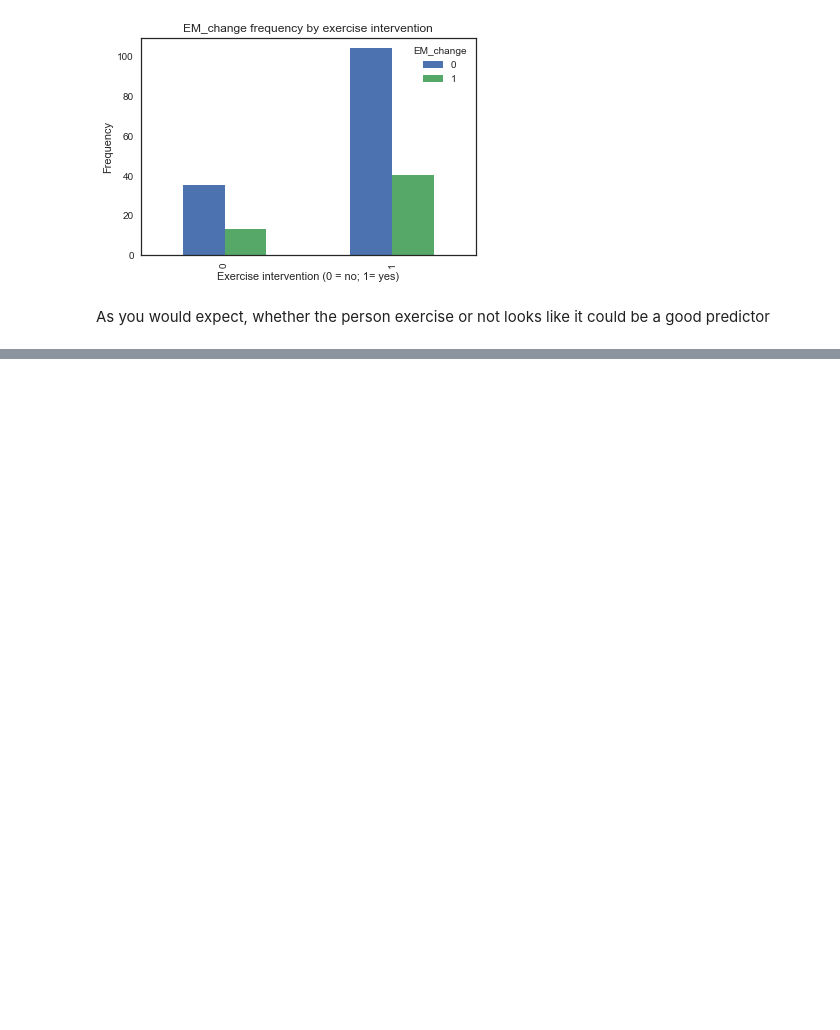
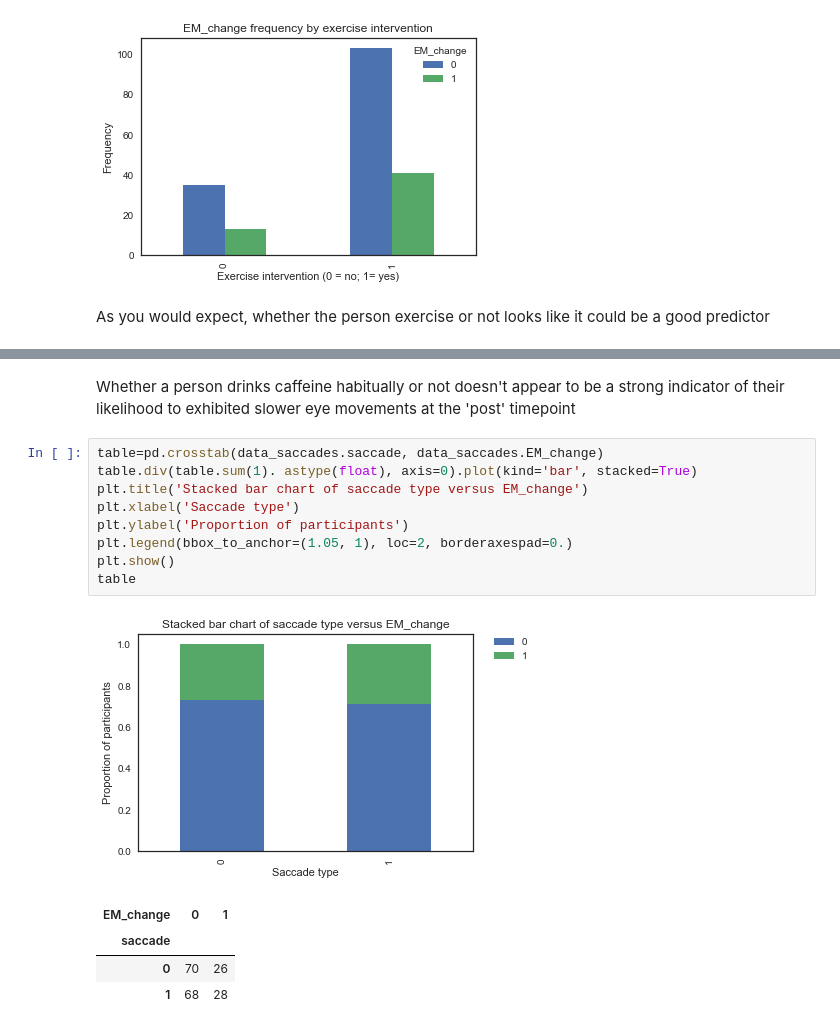
Before and after one commit to charlieconnell/Projects, a Jupyter notebook: saccades_analysis.ipynb, the cells around one changed output, grey strips where cells are left out. Cells and saved outputs as stored; diff of their text form; blank space fills up the shorter version.

```diff
--- a/saccades_analysis.ipynb
+++ b/saccades_analysis.ipynb
@@ -568,0 +630,17 @@ print("Multinomial Logistic regression Train Accuracy :: ",
+# %% [markdown]
+Whether a person drinks caffeine habitually or not doesn't appear to be a strong indicator of their likelihood to exhibited slower eye movements at the 'post' timepoint
+# %%
+table=pd.crosstab(data_saccades.saccade, data_saccades.EM_change)
+table.div(table.sum(1). astype(float), axis=0).plot(kind='bar', stacked=True)
+plt.title('Stacked bar chart of saccade type versus EM_change')
+plt.xlabel('Saccade type')
+plt.ylabel('Proportion of participants')
+plt.legend(bbox_to_anchor=(1.05, 1), loc=2, borderaxespad=0.)
+plt.show()
+table
+# %% [output]
+[figure, added]
+| EM_change | 0 | 1 |
+| saccade |  |  |
+| 0 | 70 | 26 |
+| 1 | 68 | 28 |
```
Also changed, not shown: parts of 41 cells of this notebook.
